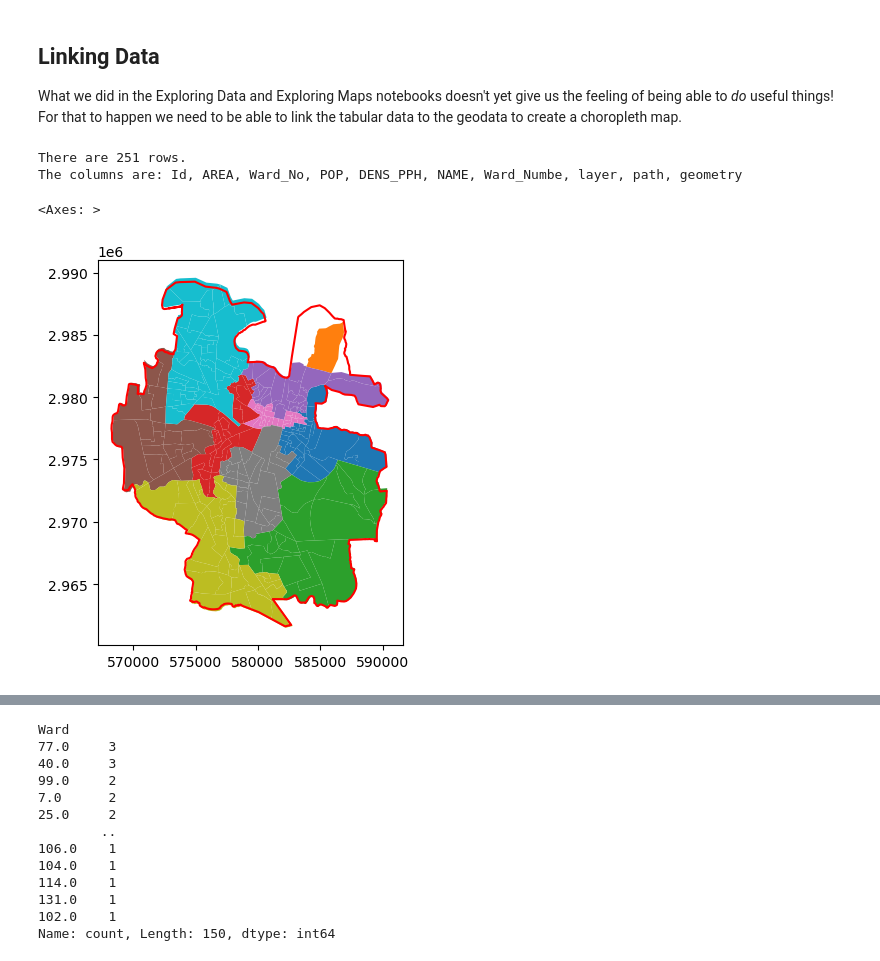
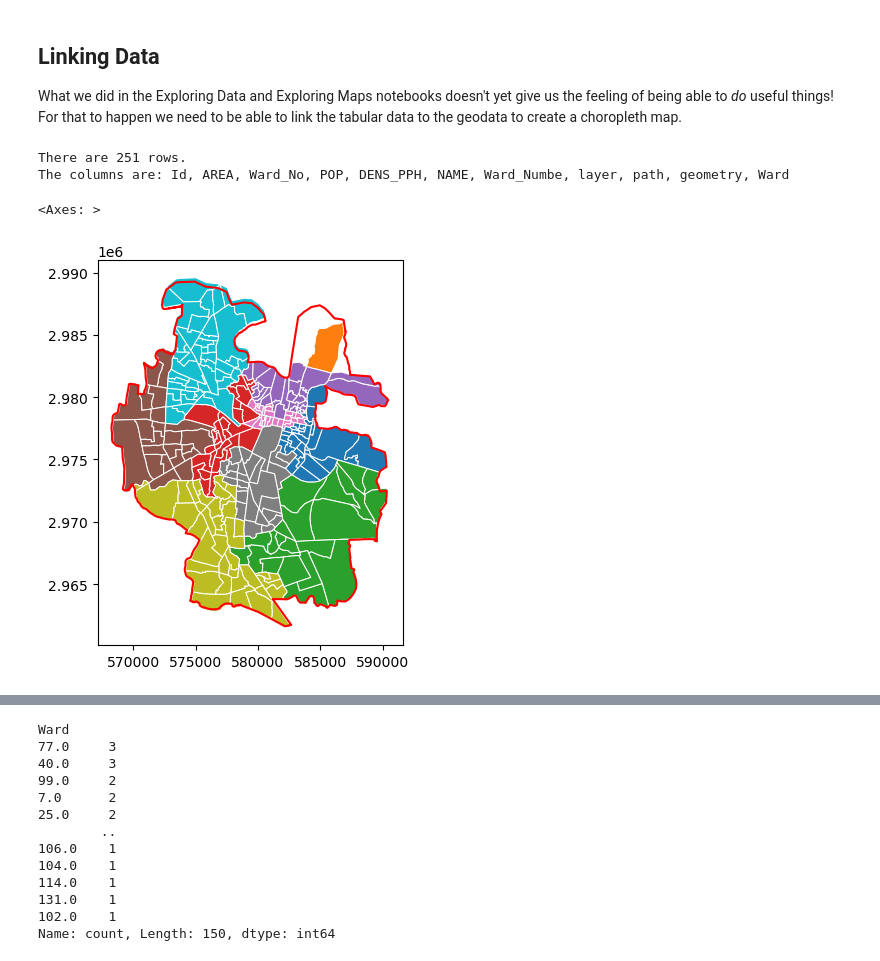
Before and after one commit to jreades/jaipur, a Jupyter notebook: practicals/Linking_Data.ipynb, the cells around one changed output, grey strips where cells are left out. Saved outputs shown, nothing was run; the diff lists cells and outputs as text; code cells hidden in the pictures.

```diff
--- a/practicals/Linking_Data.ipynb
+++ b/practicals/Linking_Data.ipynb
@@ -13,16 +13,16 @@ src_dir = Path.home() / Path('work/data/clean')
 # %%
 jp  = gpd.read_parquet(src_dir / 'Jaipur_Boundary.geoparquet')
 df  = pd.read_parquet(src_dir / 'ward_population.parquet')
-#gdf = gpd.read_parquet(src_dir / 'Jaipur_Wards.geoparquet')
-gdf = gpd.read_file(src_dir / 'Merged Jaipur Wards.gpkg')
+gdf = gpd.read_parquet(src_dir / 'Jaipur_Wards.geoparquet')
+#gdf = gpd.read_file(src_dir / 'Merged Jaipur Wards.gpkg')
 # %%
 print(f"There are {gdf.shape[0]} rows.")
 print(f"The columns are: {', '.join(gdf.columns.to_list())}")
 f, ax = plt.subplots(1,1,figsize=(5,5))
-gdf.plot(column='NAME', ax=ax)
+gdf.plot(column='NAME', ax=ax, edgecolor='white', linewidth=0.75)
 jp.plot(color='red', ax=ax)
 # %% [output]
 There are 251 rows.
-The columns are: Id, AREA, Ward_No, POP, DENS_PPH, NAME, Ward_Numbe, layer, path, geometry
+The columns are: Id, AREA, Ward_No, POP, DENS_PPH, NAME, Ward_Numbe, layer, path, geometry, Ward
 <Axes: >
-[figure, old version]
+[figure, new version]
```
Also changed, not shown: parts of 4 cells of this notebook, 4 other files.
